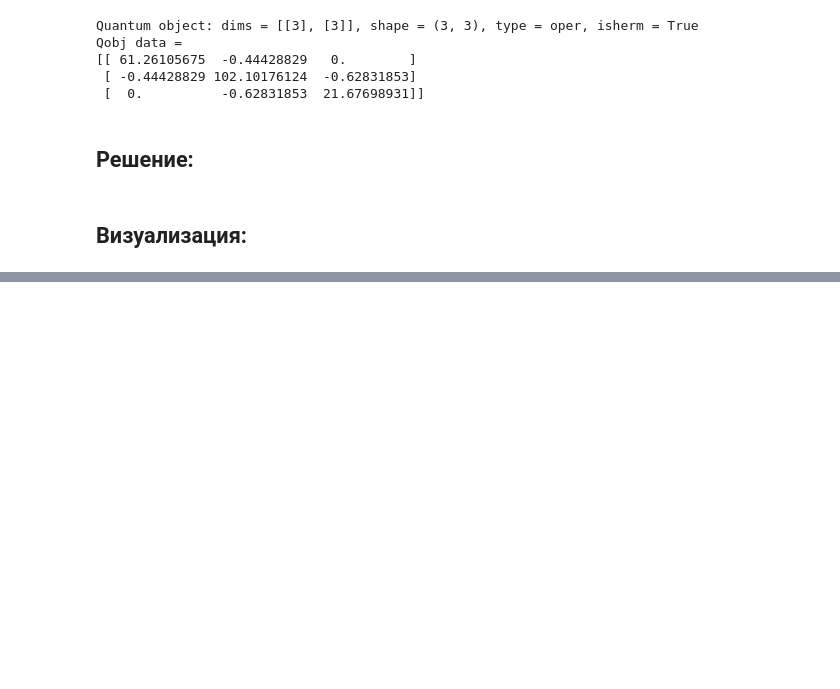
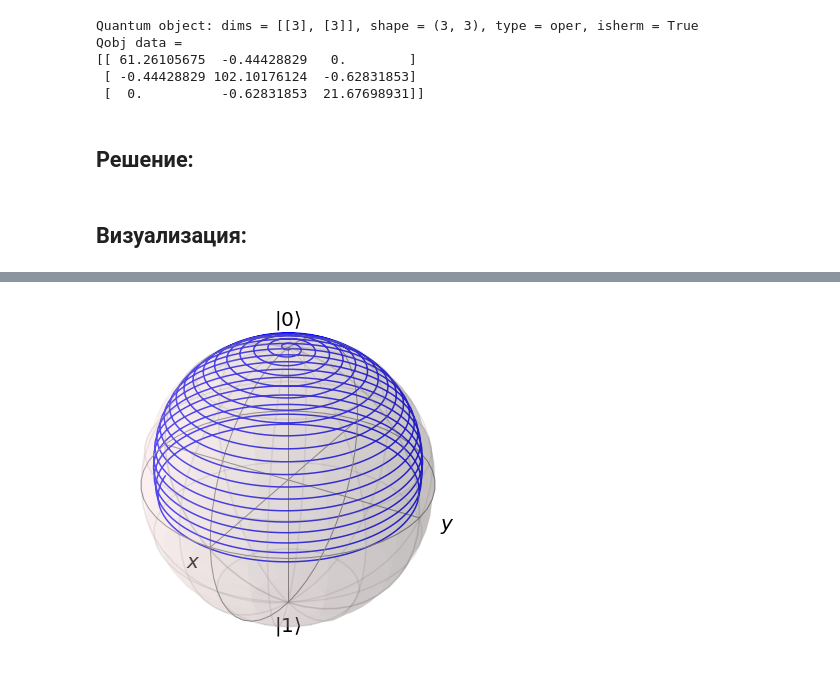
Before and after one commit to eremeev-am/1111, a Jupyter notebook: 3-х уровневая система с линией.ipynb, the cells around one changed output, grey strips where cells are left out. Drawn from its saved outputs; the diff is of its cells as text; code cells hidden in the pictures; blank space fills up the shorter version.

```diff
--- a/3-х уровневая система с линией.ipynb
+++ b/3-х уровневая система с линией.ipynb
@@ -69,0 +70,14 @@ Text(0, 0.5, 'Населенности уровней')
+# %%
+sx = sigmax()
+sy = sigmay()
+sz = sigmaz()
+x=Qobj([[0,1,0],[1,0,0],[0,0,0]],shape=(3,3), isherm=True)
+y=Qobj([[0,-1j,0],[1j,0,0],[0,0,0]],shape=(3,3), isherm=True)
+z=Qobj([[1,0,0],[0,-1,0],[0,0,0]],shape=(3,3), isherm=True)
+output = mesolve(H, psi0, tlist,{},[x, y, z], H_args)
+
+sphere=Bloch()
+sphere.add_points([output.expect[0],output.expect[1],output.expect[2]], meth='l')
+sphere.show()
+# %% [output]
+[figure, added]
```
Also changed, not shown: parts of 2 cells of this notebook.
